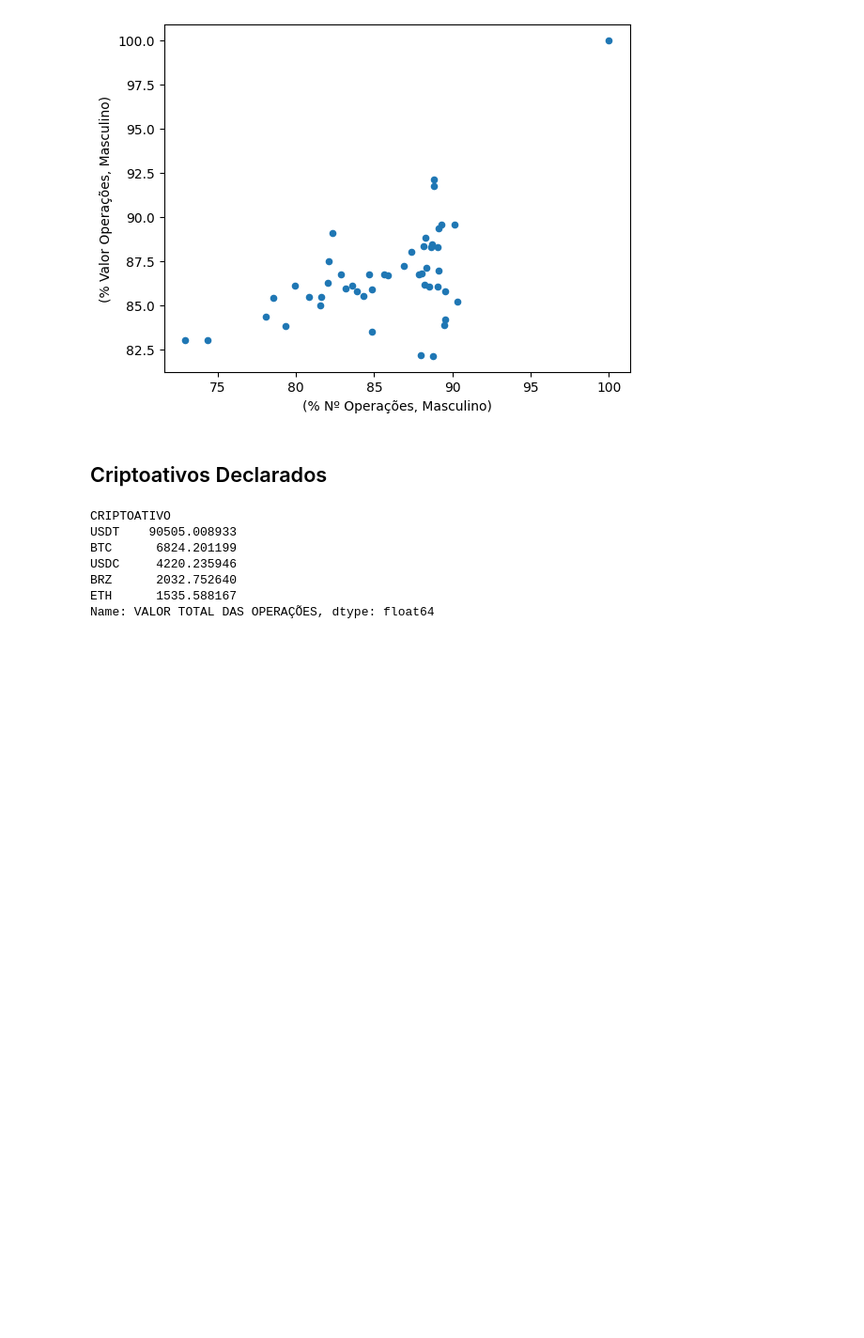
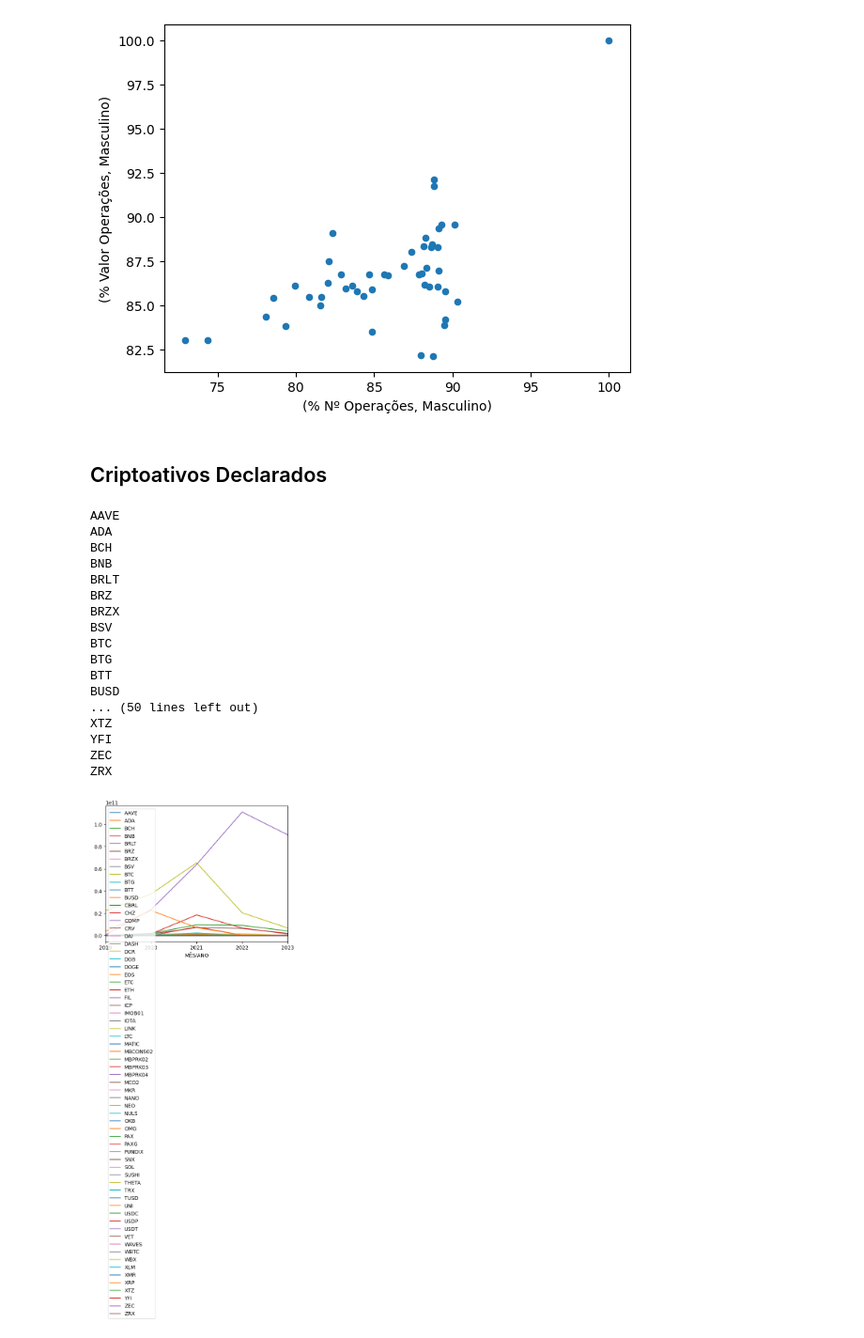
Before and after one commit to thamiresfalbo/tcc-estacio, a Jupyter notebook: notebook/main.ipynb, the cells around one changed output. Shown at 94% size. Drawn from its saved outputs; the diff is of its cells as text; code cells hidden in the pictures; blank space fills up the shorter version.

```diff
--- a/notebook/main.ipynb
+++ b/notebook/main.ipynb
@@ -105,17 +105,37 @@ df3.plot(kind='scatter',x=df3.columns[2], y=df3.columns[4], c='tab:blue')
 # %%
 # Renderiza Relatório 4
 # https://stackoverflow.com/questions/39922986/how-do-i-pandas-group-by-to-get-sum
 # https://pbpython.com/pandas-grouper-agg.html
-df4_new = df4.groupby([pd.Grouper(key='MÊS/ANO', freq='Y'),"CRIPTOATIVO"])["VALOR TOTAL DAS OPERAÇÕES"].sum()
-for i in range(2019,2024):
-    df4_new[str(i)] = df4_new[str(i)].apply(lambda x: x/1_000_000)
+cryptos = []
+for i in df4['CRIPTOATIVO']:
+    if i not in cryptos:
+        cryptos.append(i)
 
-df4_new['2023'].sort_values(axis=0,ascending=False)[0:5]
+df4_new = df4.groupby(["CRIPTOATIVO", pd.Grouper(key='MÊS/ANO', freq='Y')])['VALOR TOTAL DAS OPERAÇÕES'].sum()
+# for i in range(2019,2024):
+#     df4_new[str(i)] = df4_new[str(i)].apply(lambda x: x/1_000_000)
+#     df4_new[str(i)].sort_values(axis=0,ascending=False)[0:10].plot(kind='bar', title=f"{i}")
+#     plt.show()
+
+for i in cryptos:
+    df4_new[i].plot(label=i)
+    plt.legend()
 # %% [output]
-CRIPTOATIVO
-USDT    90505.008933
-BTC      6824.201199
-USDC     4220.235946
-BRZ      2032.752640
-ETH      1535.588167
-Name: VALOR TOTAL DAS OPERAÇÕES, dtype: float64
+AAVE
+ADA
+BCH
+BNB
+BRLT
+BRZ
+BRZX
+BSV
+BTC
+BTG
+BTT
+BUSD
+... (50 lines left out)
+XTZ
+YFI
+ZEC
+ZRX
+[figure, added]
```
Also changed, not shown: parts of 1 cell of this notebook, 3 other files.
